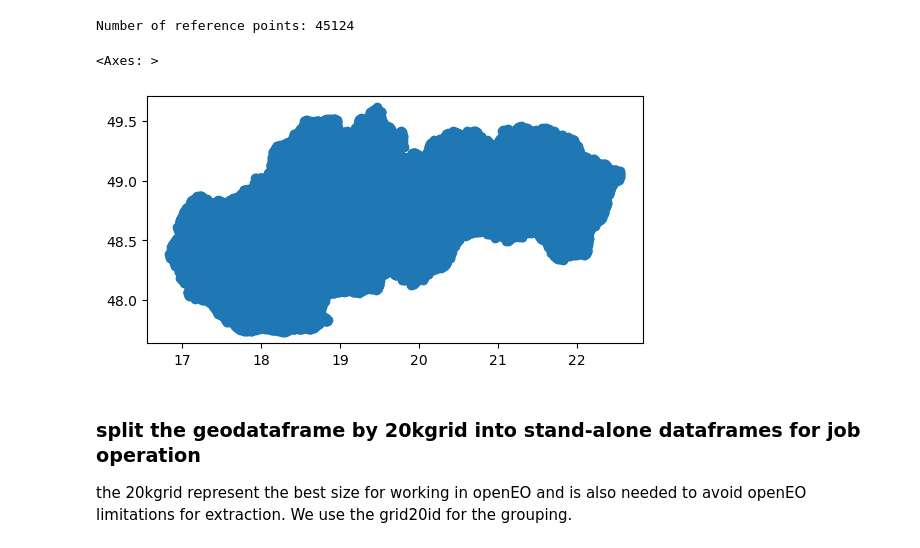
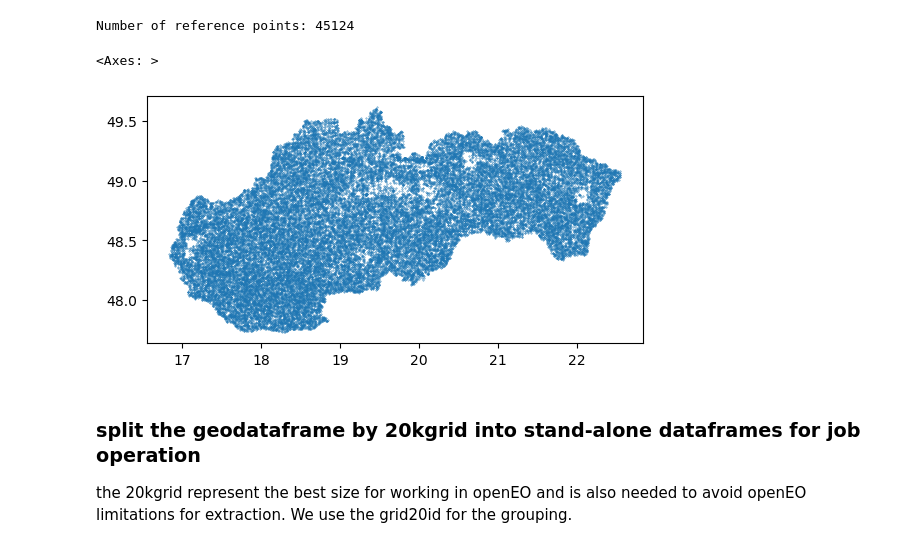
Before and after one commit to ESA-WEED-project/eo_processing, a Jupyter notebook: notebooks/example_SK-TD-points_full-feature_extraction.ipynb, the cells around one changed output. Cells and saved outputs as stored; diff of their text form; code cells hidden in the pictures.

```diff
--- a/notebooks/example_SK-TD-points_full-feature_extraction.ipynb
+++ b/notebooks/example_SK-TD-points_full-feature_extraction.ipynb
@@ -118,10 +124,10 @@ print(f'Number of reference points: {len(geo_df)}')
 Number of reference points: 45124
 # %%
 # just visualize for checks
-geo_df.geometry.plot()
+geo_df.geometry.plot(markersize=0.1)
 # %% [output]
 <Axes: >
-[figure, old version]
+[figure, new version]
 # %% [markdown]
 ### split the geodataframe by 20kgrid into stand-alone dataframes for job operation
 the 20kgrid represent the best size for working in openEO and is also needed to avoid openEO limitations for extraction. We use the grid20id for the grouping.
```
Also changed, not shown: parts of 21 cells of this notebook, 1 other file.
